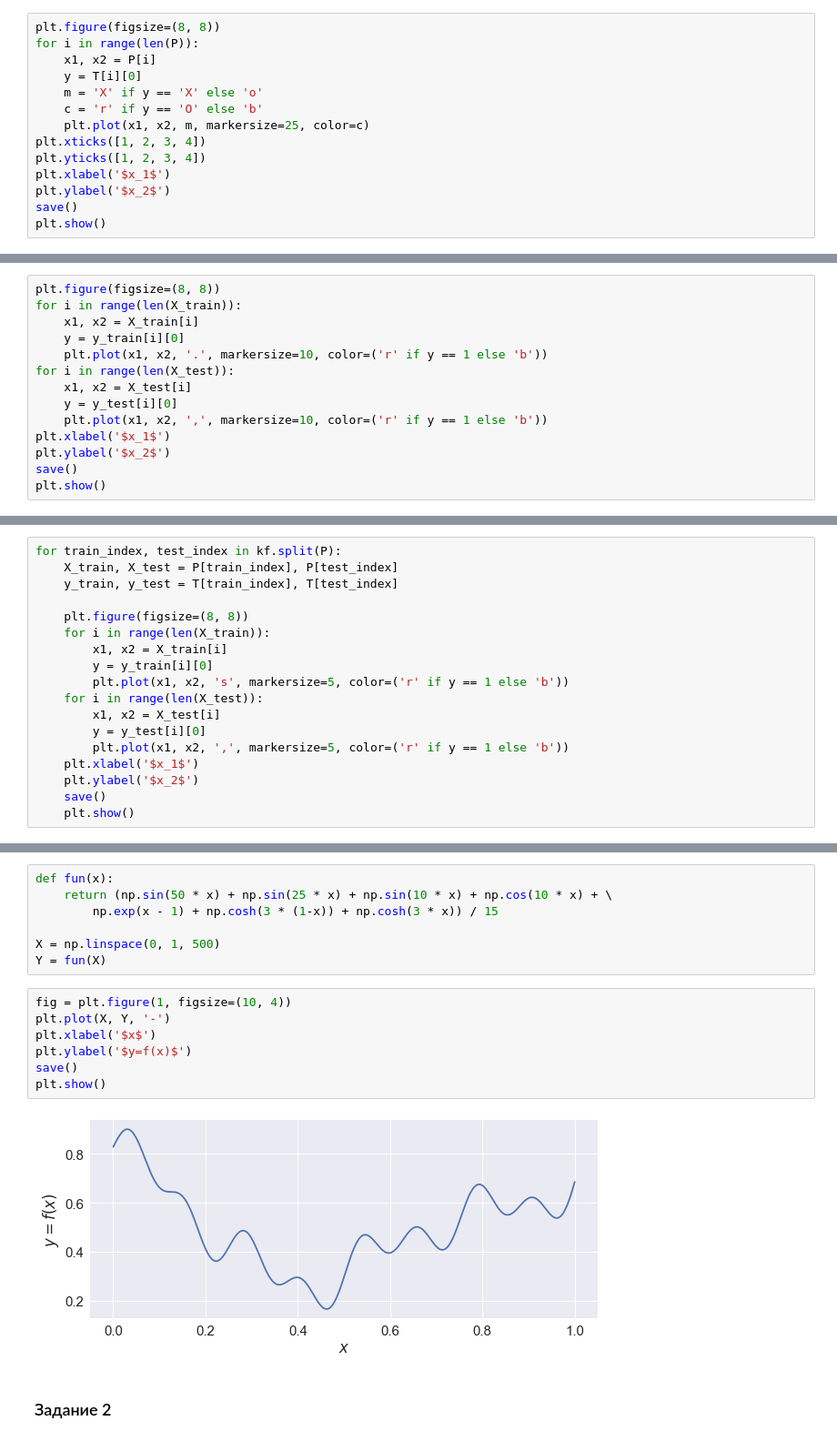
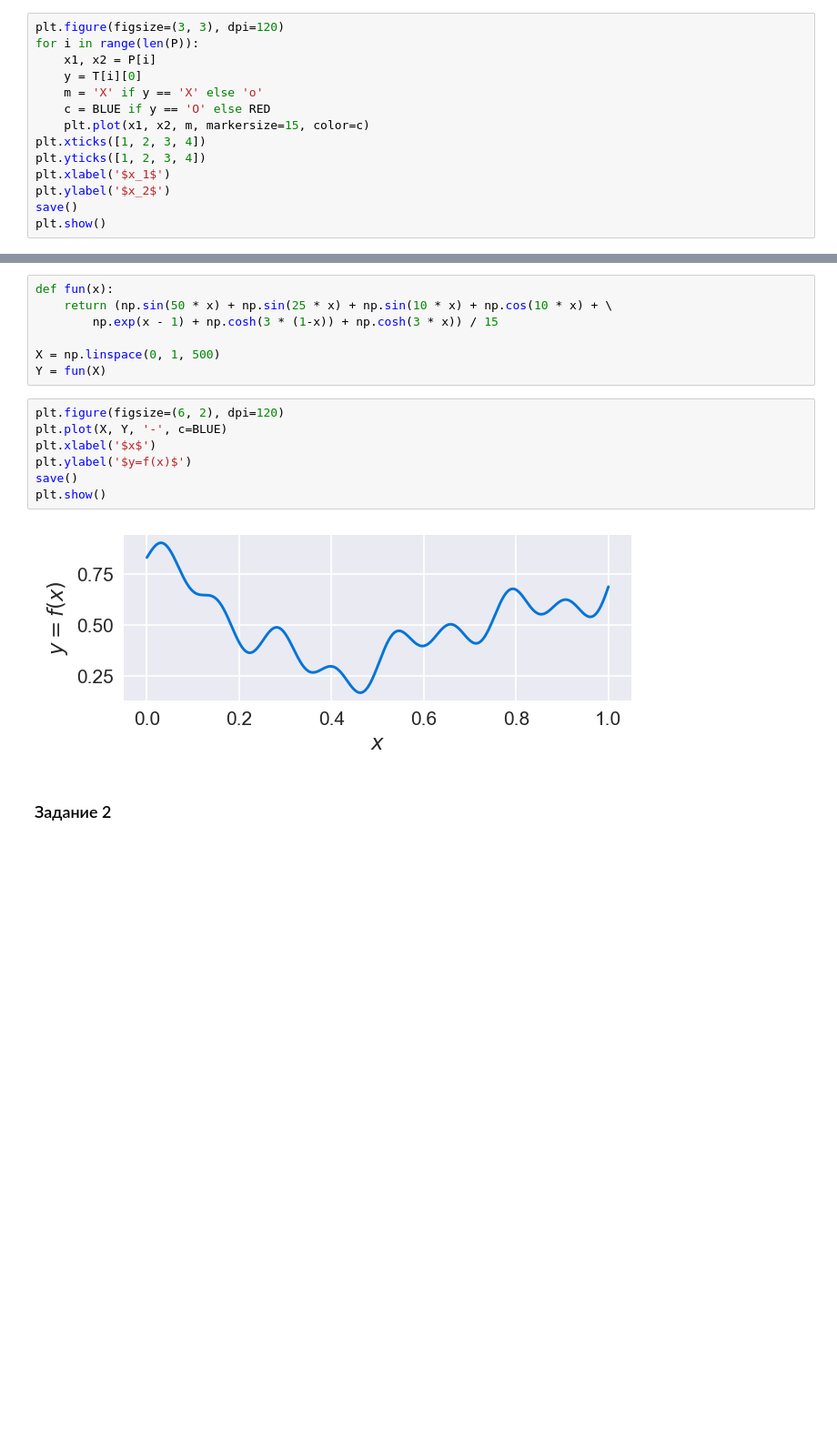
Before and after one commit to vaddya/neural-networks, a Jupyter notebook: lab0/code/lab0.ipynb, the cells around one changed output, grey strips where cells are left out. Shown at 91% size. Cells and saved outputs as stored; diff of their text form; blank space fills up the shorter version.

```diff
--- a/lab0/code/lab0.ipynb
+++ b/lab0/code/lab0.ipynb
@@ -83,13 +87,13 @@ x1 x2    y
 [4 3] -> X
 [4 4] -> X
 # %%
-plt.figure(figsize=(8, 8))
+plt.figure(figsize=(3, 3), dpi=120)
 for i in range(len(P)):
     x1, x2 = P[i]
     y = T[i][0]
     m = 'X' if y == 'X' else 'o'
-    c = 'r' if y == 'O' else 'b'
-    plt.plot(x1, x2, m, markersize=25, color=c)
+    c = BLUE if y == 'O' else RED
+    plt.plot(x1, x2, m, markersize=15, color=c)
 plt.xticks([1, 2, 3, 4])
 plt.yticks([1, 2, 3, 4])
 plt.xlabel('$x_1$')
@@ -274,17 +281,3 @@ print('Ошибка второго рода = {0:.2f}'.format(cm[1][0] / N))
 # %%
 k = 0.33  # 33% for test
 X_train, X_test, y_train, y_test = train_test_split(P, T, test_size=k, random_state=42)
-# %%
-plt.figure(figsize=(8, 8))
-for i in range(len(X_train)):
-    x1, x2 = X_train[i]
-    y = y_train[i][0]
-    plt.plot(x1, x2, '.', markersize=10, color=('r' if y == 1 else 'b'))
-for i in range(len(X_test)):
-    x1, x2 = X_test[i]
-    y = y_test[i][0]
-    plt.plot(x1, x2, ',', markersize=10, color=('r' if y == 1 else 'b'))
-plt.xlabel('$x_1$')
-plt.ylabel('$x_2$')
-save()
-plt.show()
@@ -295,21 +301,3 @@ plt.show()
 # %%
 k = 4
 kf = KFold(4, shuffle=True, random_state=42)
-# %%
-for train_index, test_index in kf.split(P):
-    X_train, X_test = P[train_index], P[test_index]
-    y_train, y_test = T[train_index], T[test_index]
-
-    plt.figure(figsize=(8, 8))
-    for i in range(len(X_train)):
-        x1, x2 = X_train[i]
-        y = y_train[i][0]
-        plt.plot(x1, x2, 's', markersize=5, color=('r' if y == 1 else 'b'))
-    for i in range(len(X_test)):
-        x1, x2 = X_test[i]
-        y = y_test[i][0]
-        plt.plot(x1, x2, ',', markersize=5, color=('r' if y == 1 else 'b'))
-    plt.xlabel('$x_1$')
-    plt.ylabel('$x_2$')
-    save()
-    plt.show()
@@ -467,14 +438,14 @@ def fun(x):
 X = np.linspace(0, 1, 500)
 Y = fun(X)
 # %%
-fig = plt.figure(1, figsize=(10, 4))
-plt.plot(X, Y, '-')
+plt.figure(figsize=(6, 2), dpi=120)
+plt.plot(X, Y, '-', c=BLUE)
 plt.xlabel('$x$')
 plt.ylabel('$y=f(x)$')
 save()
 plt.show()
 # %% [output]
-[figure, old version]
+[figure, new version]
 # %% [markdown]
 ### Задание 2
 # %%
```
Also changed, not shown: parts of 32 cells of this notebook.
